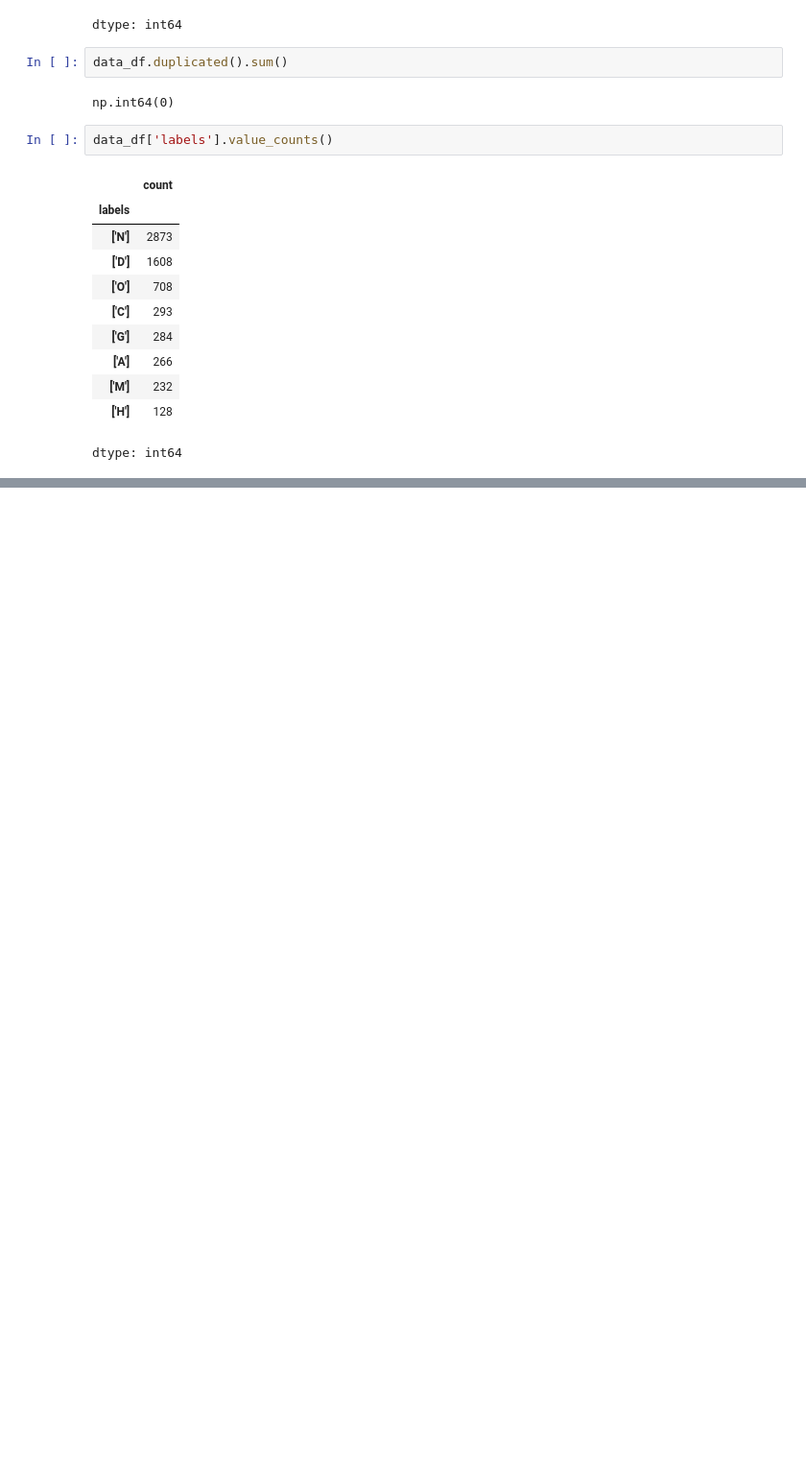
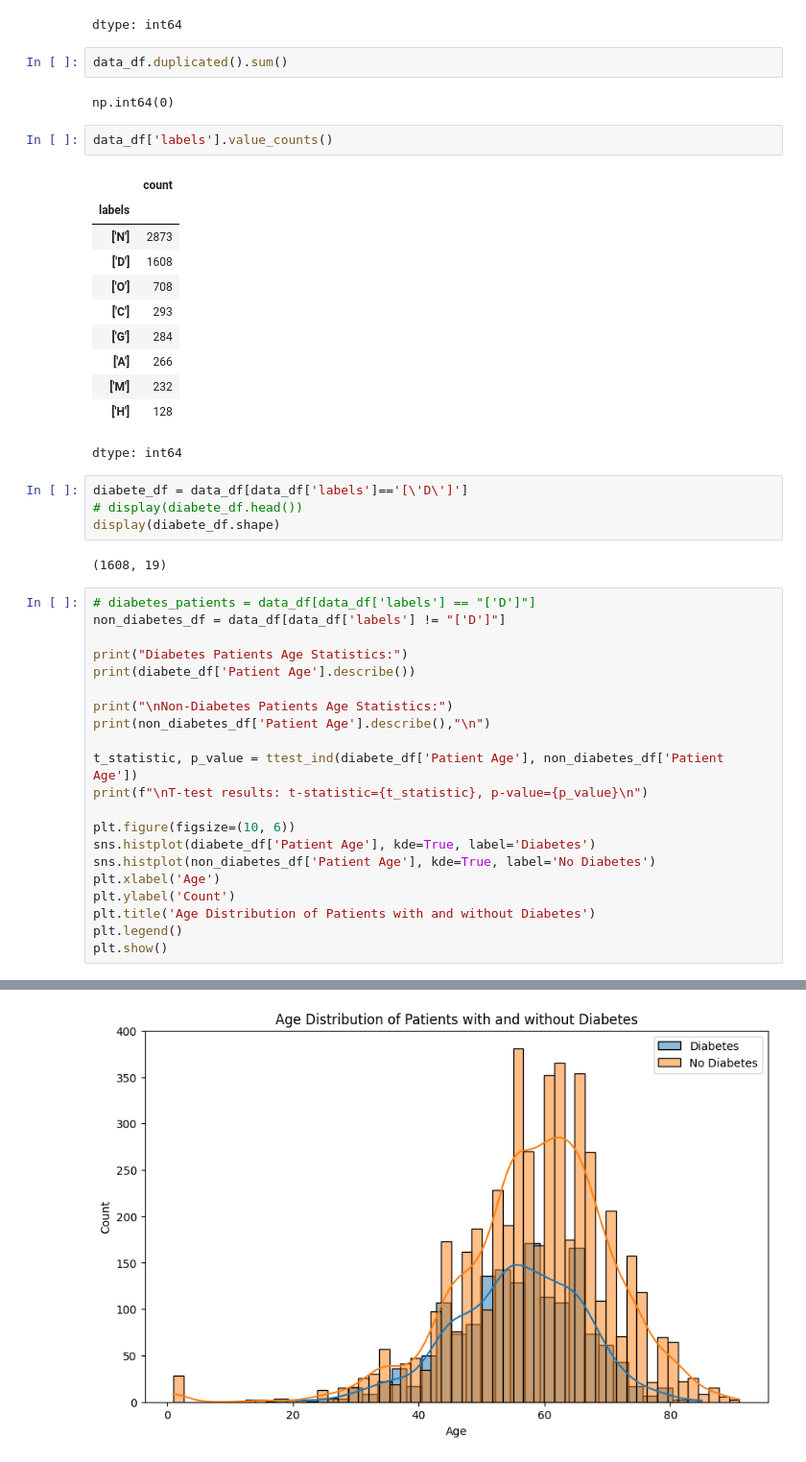
Before and after one commit to tasawar301/final_year_ocular, a Jupyter notebook: OCULAR_1.ipynb, the cells around one changed output, grey strips where cells are left out. Shown at 96% size. Saved outputs shown, nothing was run; the diff lists cells and outputs as text; blank space fills up the shorter version.

```diff
--- a/OCULAR_1.ipynb
+++ b/OCULAR_1.ipynb
@@ -132,3 +132,31 @@ data_df['labels'].value_counts()
 | ['M'] | 232 |
 | ['H'] | 128 |
 dtype: int64
+# %%
+diabete_df = data_df[data_df['labels']=='[\'D\']']
+# display(diabete_df.head())
+display(diabete_df.shape)
+# %% [output]
+(1608, 19)
+# %%
+# diabetes_patients = data_df[data_df['labels'] == "['D']"]
+non_diabetes_df = data_df[data_df['labels'] != "['D']"]
+
+print("Diabetes Patients Age Statistics:")
+print(diabete_df['Patient Age'].describe())
+
+print("\nNon-Diabetes Patients Age Statistics:")
+print(non_diabetes_df['Patient Age'].describe(),"\n")
+
+t_statistic, p_value = ttest_ind(diabete_df['Patient Age'], non_diabetes_df['Patient Age'])
+print(f"\nT-test results: t-statistic={t_statistic}, p-value={p_value}\n")
+
+plt.figure(figsize=(10, 6))
+sns.histplot(diabete_df['Patient Age'], kde=True, label='Diabetes')
+sns.histplot(non_diabetes_df['Patient Age'], kde=True, label='No Diabetes')
+plt.xlabel('Age')
+plt.ylabel('Count')
+plt.title('Age Distribution of Patients with and without Diabetes')
+plt.legend()
+plt.show()
+# %% [output]
@@ -134,0 +180 @@ dtype: int64
+[figure, added]
```
Also changed, not shown: parts of 3 cells of this notebook.
